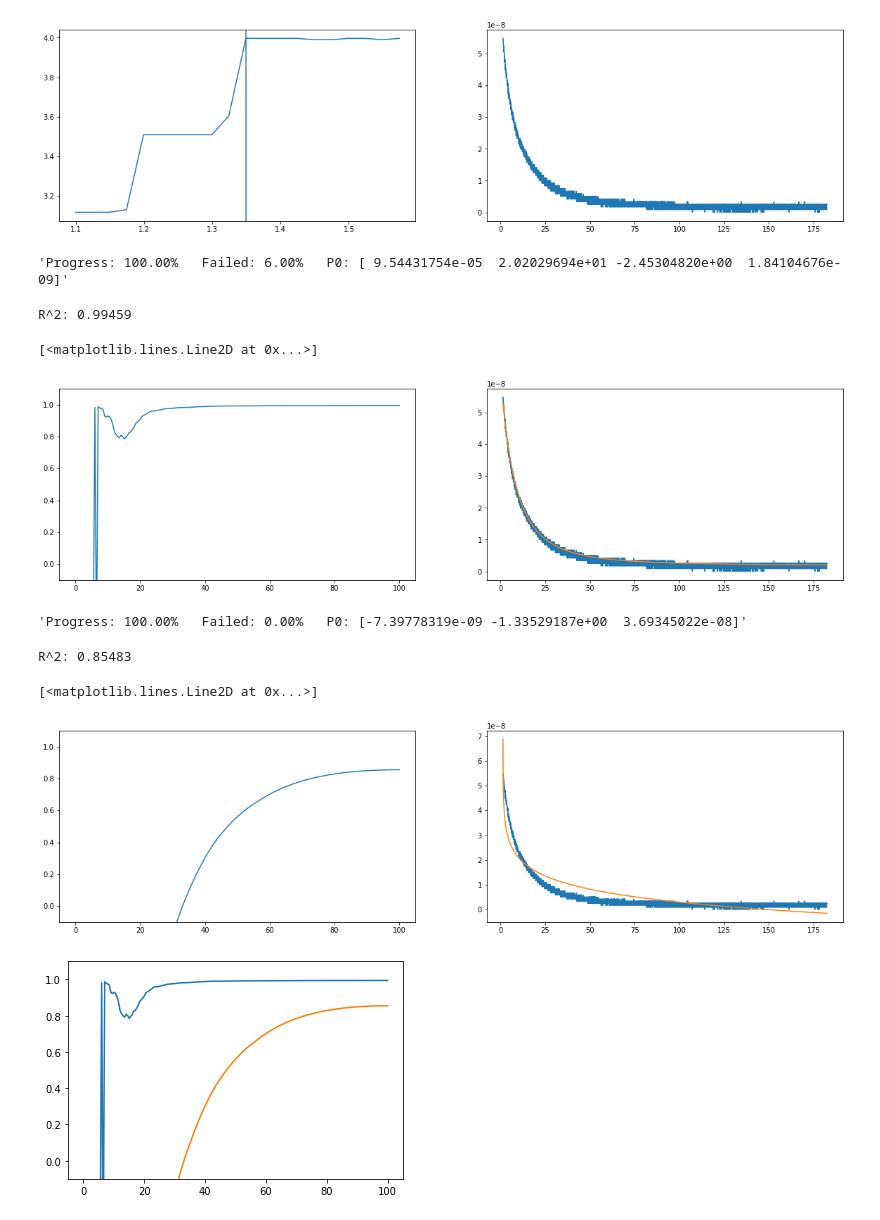
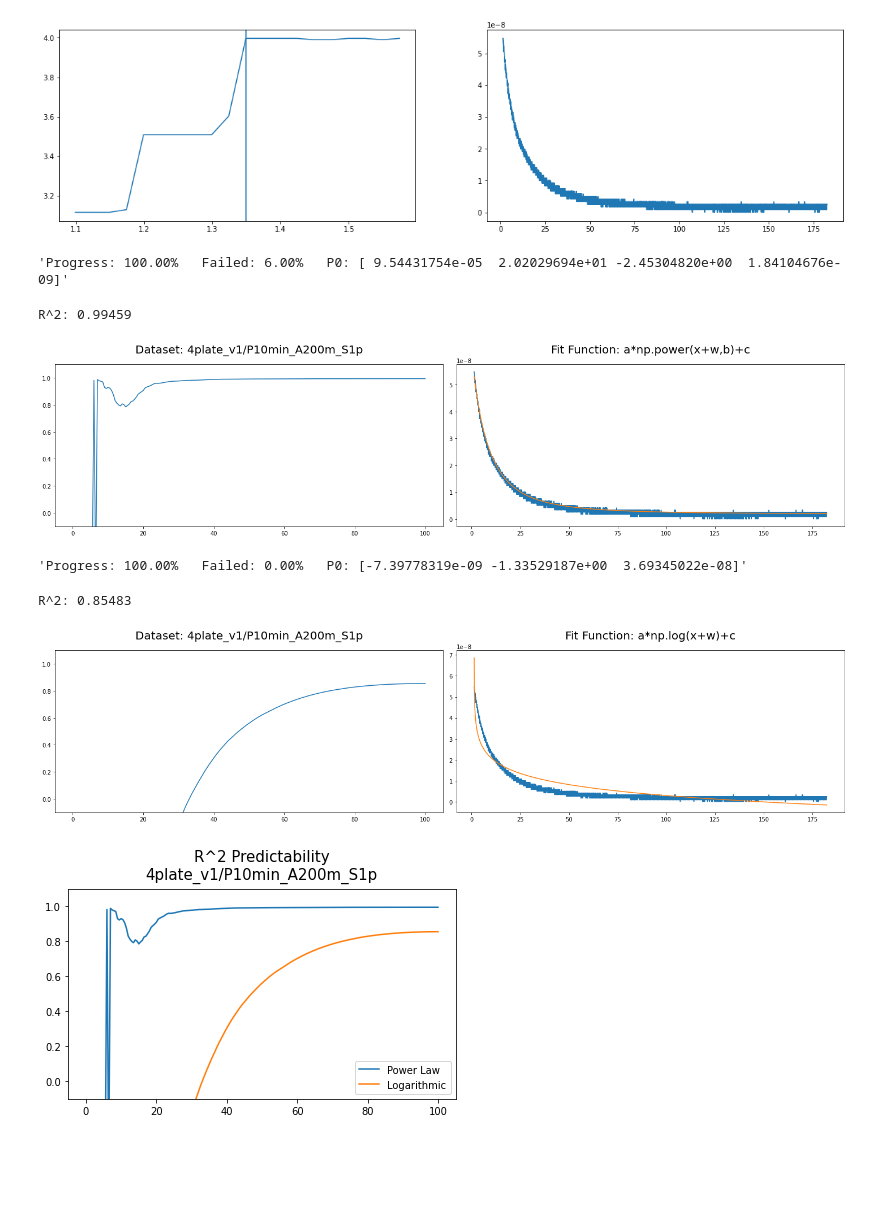
Before and after one commit to Brad-Hesson/actuator_testing, a Jupyter notebook: fit_predictability.ipynb, the cells around one changed output. Cells and saved outputs as stored; diff of their text form; code cells hidden in the pictures; blank space fills up the shorter version.

Commit message:
added saving images of plots

```diff
--- a/fit_predictability.ipynb
+++ b/fit_predictability.ipynb
@@ -3,14 +3,18 @@ import numpy as np
 from matplotlib import pyplot as plt
 from scipy.optimize import curve_fit
 import IPython.display as dsp
+save = False
 # %%
 from os import walk
 folder = "4plate_v1/P10min_A200m_S1p"
 f = []
 for (dirpath, dirnames, filenames) in walk(folder):
-    f.extend(filenames)
+    for filename in filenames:
+        if '.csv' in filename:
+            f += [filename]
     break
-path = folder + '/' + f[-1]
+fname = f[-1]
+path = folder + '/' + fname
 path
 # %% [output]
 '4plate_v1/P10min_A200m_S1p/acq0389.csv'
@@ -65,31 +69,36 @@ rs_s = []
 # %%
 def F(x, a, w, b, c): return a*np.power(x+w,b)+c
 p0 = [1, 30, -1, 0]
 
 plt.figure(figsize=(20,5))
 plt.subplot(1,2,1)
+plt.title("Dataset: %s" % folder, fontsize=20, loc='center', pad=20)
 rs = compute_rsquared_data(F, p0, xs, ys)
 rs_s += [rs]
 plt.plot(np.linspace(0,100,len(rs)), rs)
 plt.ylim(-0.1,1.1)
 print("R^2: %.5f"%(rs[-1]))
 
 [cvec, _] = curve_fit(F, xs, ys, p0=p0, maxfev=1000)
 
 plt.subplot(1,2,2)
+plt.title("Fit Function: a*np.power(x+w,b)+c", fontsize=20, loc='center', pad=20)
 plt.plot(xs, ys)
 plt.plot(xs, F(xs,*cvec))
+
+plt.tight_layout()
+if save: plt.savefig("Power_Fit/%s.jpg" % folder, dpi=300)
 # %% [output]
 'Progress: 100.00%   Failed: 6.00%   P0: [ 9.54431754e-05  2.02029694e+01 -2.45304820e+00  1.84104676e-09]'
 R^2: 0.99459
-[<matplotlib.lines.Line2D at 0x...>]
-[figure, old version]
+[figure, new version]
 # %%
 def F(x, a, w, c): return a*np.log(x+w)+c
 p0=[1, 100, 0]
 
 plt.figure(figsize=(20,5))
 plt.subplot(1,2,1)
+plt.title("Dataset: %s" % folder, fontsize=20, loc='center', pad=20)
 rs = compute_rsquared_data(F, p0, xs, ys)
 rs_s += [rs]
 plt.plot(np.linspace(0,100,len(rs)), rs)
@@ -99,16 +108,23 @@ print("R^2: %.5f"%(rs[-1]))
 [cvec, _] = curve_fit(F, xs, ys, p0=p0, maxfev=1000)
 
 plt.subplot(1,2,2)
+plt.title("Fit Function: a*np.log(x+w)+c", fontsize=20, loc='center', pad=20)
 plt.plot(xs, ys)
 plt.plot(xs, F(xs,*cvec))
+
+plt.tight_layout()
+if save: plt.savefig("Log_Fit/%s.jpg" % folder, dpi=300)
 # %% [output]
 'Progress: 100.00%   Failed: 0.00%   P0: [-7.39778319e-09 -1.33529187e+00  3.69345022e-08]'
 R^2: 0.85483
-[<matplotlib.lines.Line2D at 0x...>]
-[figure, old version]
+[figure, new version]
 # %%
 plt.ylim(-0.1, 1.1)
+plt.title("R^2 Predictability\n%s" % folder, fontsize=15, loc='center', pad=10)
 for rs in rs_s:
     plt.plot(np.linspace(0,100,len(rs)), rs)
+plt.legend(("Power Law","Logarithmic"))
+plt.tight_layout()
+if save: plt.savefig("Predictability_Compare/%s.jpg" % folder, dpi=300)
 # %% [output]
-[figure, old version]
+[figure, new version]
```
